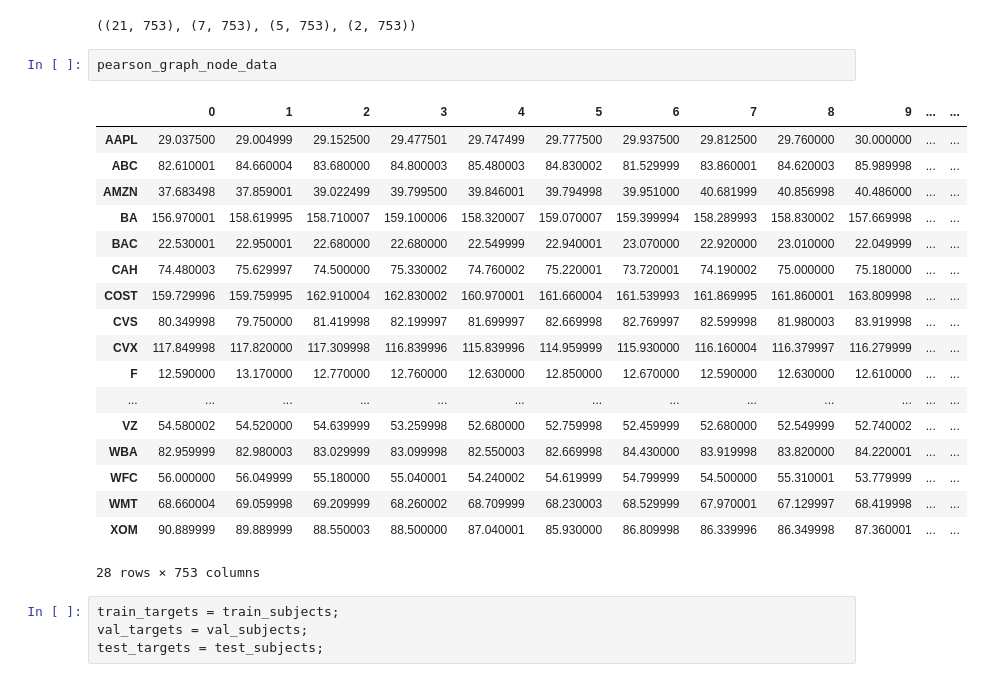
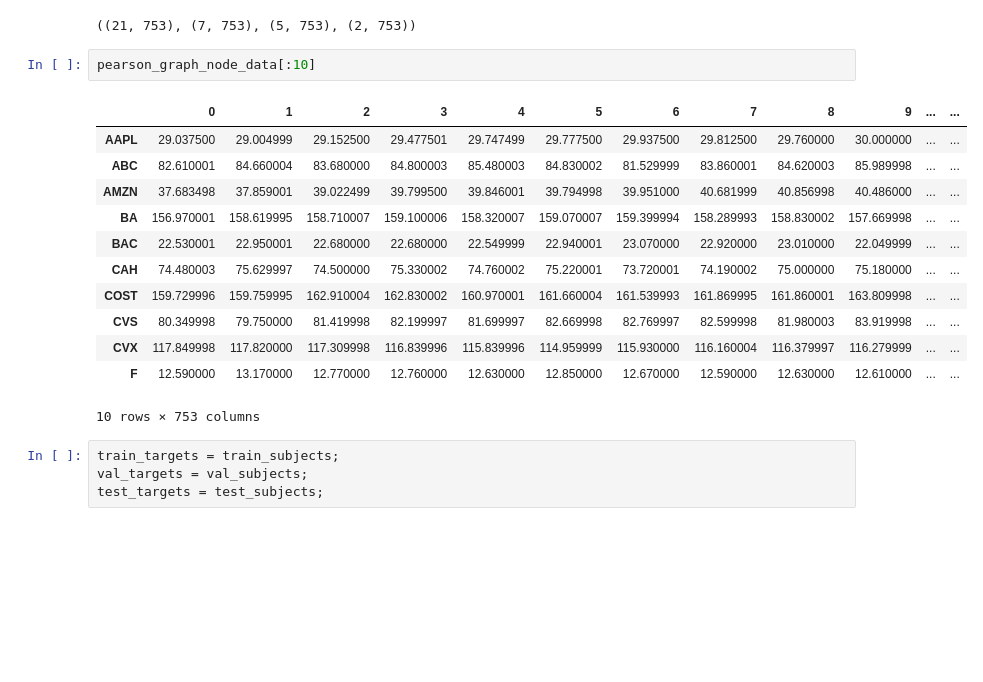
Before and after one commit to sayedmcmaster/stock-price-prediction-using-graph-convolutional-neural-networks, a Jupyter notebook: simplest_model_gcn_mlp_only-stock-prediction-cleaned.ipynb, the cells around one changed output. Saved outputs shown, nothing was run; the diff lists cells and outputs as text; blank space fills up the shorter version.

```diff
--- a/simplest_model_gcn_mlp_only-stock-prediction-cleaned.ipynb
+++ b/simplest_model_gcn_mlp_only-stock-prediction-cleaned.ipynb
@@ -441,26 +438,20 @@ train_subjects.shape, test_subjects.shape, val_subjects.shape, test_subjects_ste
 # %% [output]
 ((21, 753), (7, 753), (5, 753), (2, 753))
 # %%
-pearson_graph_node_data
+pearson_graph_node_data[:10]
 # %% [output]
 |  | 0 | 1 | 2 | 3 | 4 | 5 | 6 | 7 | 8 | 9 | ... | ... |
 | AAPL | 29.037500 | 29.004999 | 29.152500 | 29.477501 | 29.747499 | 29.777500 | 29.937500 | 29.812500 | 29.760000 | 30.000000 | ... | ... |
 | ABC | 82.610001 | 84.660004 | 83.680000 | 84.800003 | 85.480003 | 84.830002 | 81.529999 | 83.860001 | 84.620003 | 85.989998 | ... | ... |
 | AMZN | 37.683498 | 37.859001 | 39.022499 | 39.799500 | 39.846001 | 39.794998 | 39.951000 | 40.681999 | 40.856998 | 40.486000 | ... | ... |
 | BA | 156.970001 | 158.619995 | 158.710007 | 159.100006 | 158.320007 | 159.070007 | 159.399994 | 158.289993 | 158.830002 | 157.669998 | ... | ... |
 | BAC | 22.530001 | 22.950001 | 22.680000 | 22.680000 | 22.549999 | 22.940001 | 23.070000 | 22.920000 | 23.010000 | 22.049999 | ... | ... |
 | CAH | 74.480003 | 75.629997 | 74.500000 | 75.330002 | 74.760002 | 75.220001 | 73.720001 | 74.190002 | 75.000000 | 75.180000 | ... | ... |
 | COST | 159.729996 | 159.759995 | 162.910004 | 162.830002 | 160.970001 | 161.660004 | 161.539993 | 161.869995 | 161.860001 | 163.809998 | ... | ... |
 | CVS | 80.349998 | 79.750000 | 81.419998 | 82.199997 | 81.699997 | 82.669998 | 82.769997 | 82.599998 | 81.980003 | 83.919998 | ... | ... |
 | CVX | 117.849998 | 117.820000 | 117.309998 | 116.839996 | 115.839996 | 114.959999 | 115.930000 | 116.160004 | 116.379997 | 116.279999 | ... | ... |
 | F | 12.590000 | 13.170000 | 12.770000 | 12.760000 | 12.630000 | 12.850000 | 12.670000 | 12.590000 | 12.630000 | 12.610000 | ... | ... |
-| ... | ... | ... | ... | ... | ... | ... | ... | ... | ... | ... | ... | ... |
-| VZ | 54.580002 | 54.520000 | 54.639999 | 53.259998 | 52.680000 | 52.759998 | 52.459999 | 52.680000 | 52.549999 | 52.740002 | ... | ... |
-| WBA | 82.959999 | 82.980003 | 83.029999 | 83.099998 | 82.550003 | 82.669998 | 84.430000 | 83.919998 | 83.820000 | 84.220001 | ... | ... |
-| WFC | 56.000000 | 56.049999 | 55.180000 | 55.040001 | 54.240002 | 54.619999 | 54.799999 | 54.500000 | 55.310001 | 53.779999 | ... | ... |
-| WMT | 68.660004 | 69.059998 | 69.209999 | 68.260002 | 68.709999 | 68.230003 | 68.529999 | 67.970001 | 67.129997 | 68.419998 | ... | ... |
-| XOM | 90.889999 | 89.889999 | 88.550003 | 88.500000 | 87.040001 | 85.930000 | 86.809998 | 86.339996 | 86.349998 | 87.360001 | ... | ... |
-28 rows × 753 columns
+10 rows × 753 columns
 # %%
 train_targets = train_subjects;
 val_targets = val_subjects;
```
Also changed, not shown: parts of 46 cells of this notebook, 1 other file.
